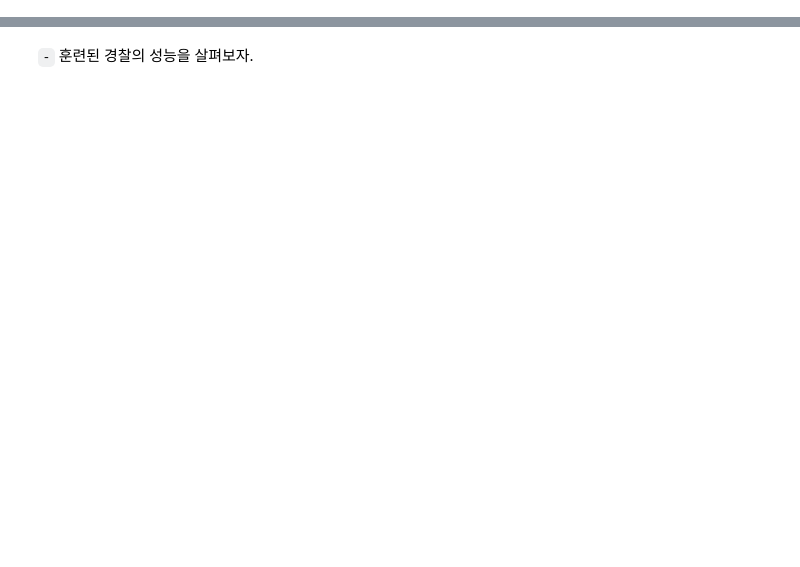
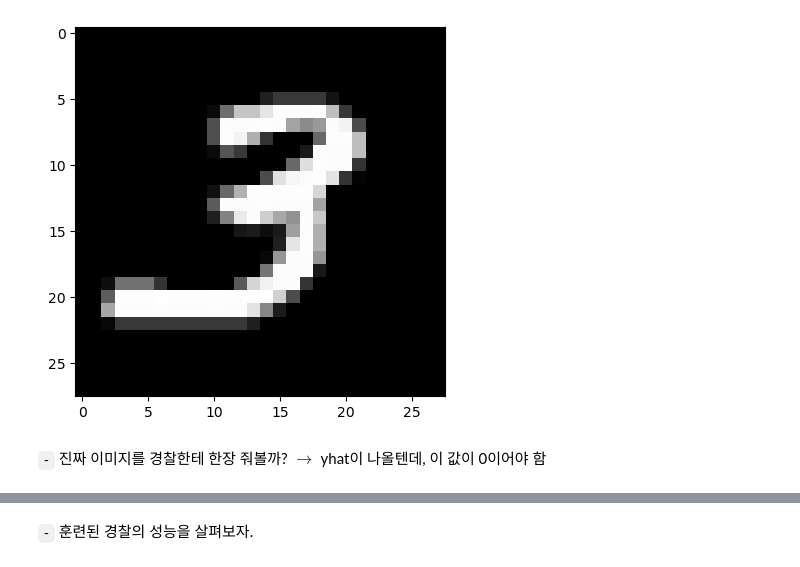
Before and after one commit to guebin/DL2024, a Jupyter notebook: docs/posts/08wk-1.out.ipynb, the cells around one changed output, grey strips where cells are left out. Saved outputs shown, nothing was run; the diff lists cells and outputs as text; code cells hidden in the pictures; blank space fills up the shorter version.

```diff
--- a/docs/posts/08wk-1.out.ipynb
+++ b/docs/posts/08wk-1.out.ipynb
@@ -266,0 +188,7 @@ for i in range(50):
+# %%
+plt.imshow(X_real[0].reshape(28,28),cmap="gray")
+# %% [output]
+[figure, added]
+# %% [markdown]
+`-` 진짜 이미지를 경찰한테 한장 줘볼까? $\to$ yhat이 나올텐데, 이 값이
+0이어야 함
```
Also changed, not shown: parts of 111 cells of this notebook, 46 other files.
